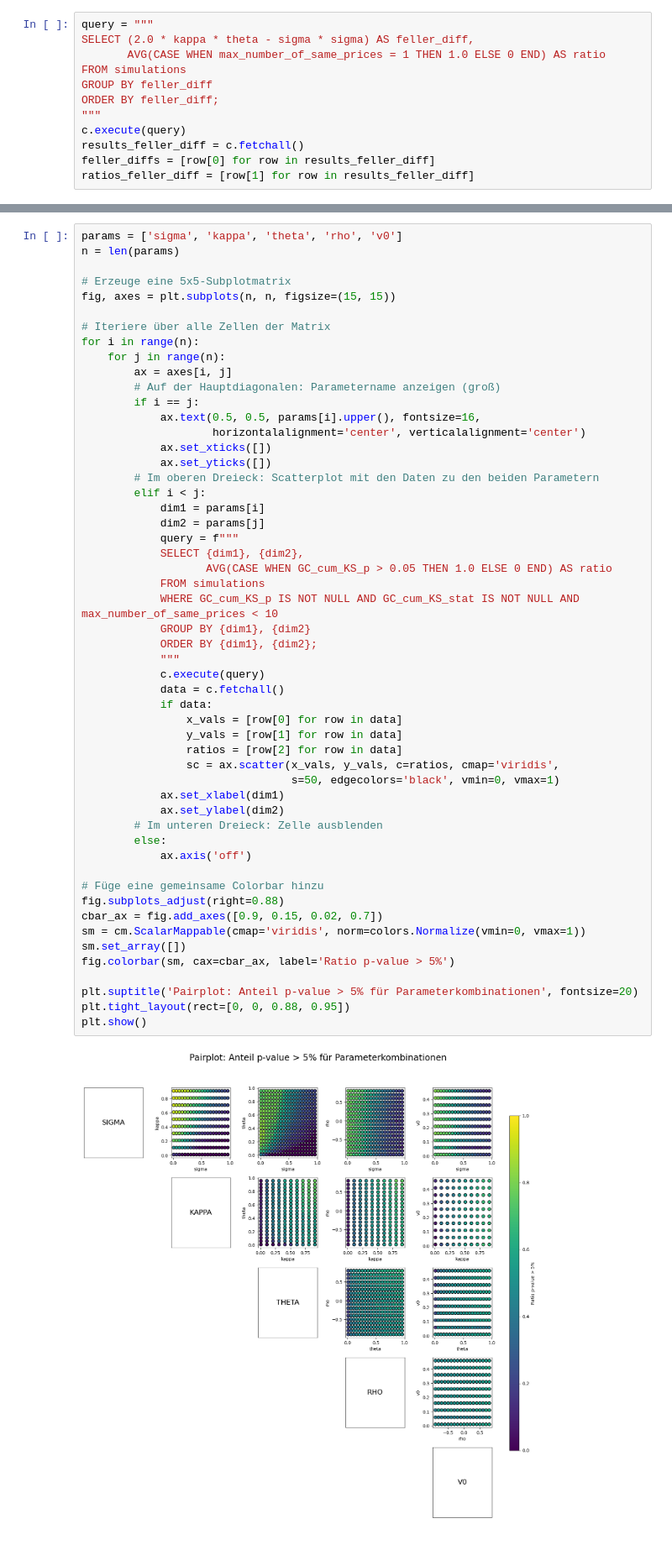
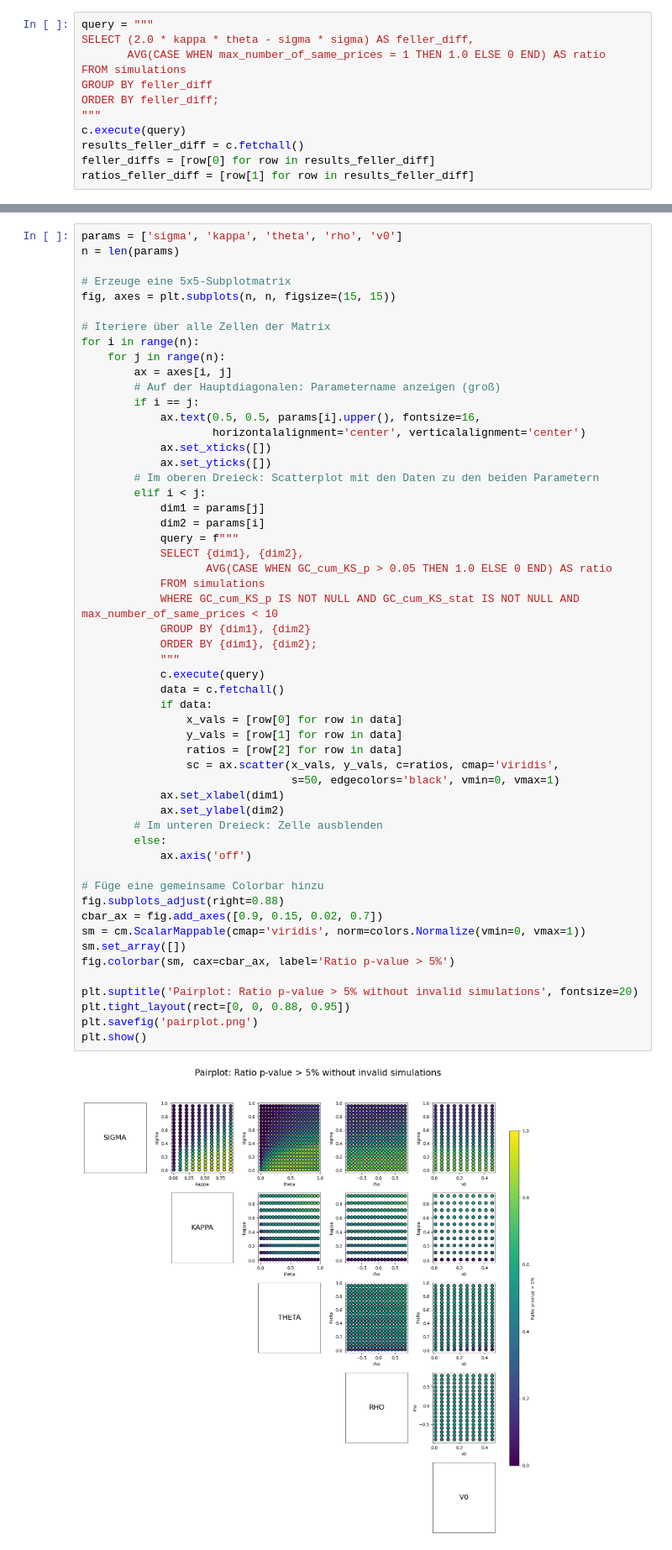
Before and after one commit to henrydatei/heston-moments-pdf, a Jupyter notebook: compare_distributions/simple_plots.ipynb, the cells around one changed output, grey strips where cells are left out. Shown at 84% size. Saved outputs shown, nothing was run; the diff lists cells and outputs as text.

```diff
--- a/compare_distributions/simple_plots.ipynb
+++ b/compare_distributions/simple_plots.ipynb
@@ -290,39 +368,40 @@ for i in range(n):
             ax.set_yticks([])
         # Im oberen Dreieck: Scatterplot mit den Daten zu den beiden Parametern
         elif i < j:
-            dim1 = params[i]
-            dim2 = params[j]
+            dim1 = params[j]
+            dim2 = params[i]
             query = f"""
             SELECT {dim1}, {dim2},
                    AVG(CASE WHEN GC_cum_KS_p > 0.05 THEN 1.0 ELSE 0 END) AS ratio
             FROM simulations
             WHERE GC_cum_KS_p IS NOT NULL AND GC_cum_KS_stat IS NOT NULL AND max_number_of_same_prices < 10
             GROUP BY {dim1}, {dim2}
             ORDER BY {dim1}, {dim2};
             """
             c.execute(query)
             data = c.fetchall()
             if data:
                 x_vals = [row[0] for row in data]
                 y_vals = [row[1] for row in data]
                 ratios = [row[2] for row in data]
                 sc = ax.scatter(x_vals, y_vals, c=ratios, cmap='viridis',
                                 s=50, edgecolors='black', vmin=0, vmax=1)
             ax.set_xlabel(dim1)
             ax.set_ylabel(dim2)
         # Im unteren Dreieck: Zelle ausblenden
         else:
             ax.axis('off')
 
 # Füge eine gemeinsame Colorbar hinzu
 fig.subplots_adjust(right=0.88)
 cbar_ax = fig.add_axes([0.9, 0.15, 0.02, 0.7])
 sm = cm.ScalarMappable(cmap='viridis', norm=colors.Normalize(vmin=0, vmax=1))
 sm.set_array([])
 fig.colorbar(sm, cax=cbar_ax, label='Ratio p-value > 5%')
 
-plt.suptitle('Pairplot: Anteil p-value > 5% für Parameterkombinationen', fontsize=20)
+plt.suptitle('Pairplot: Ratio p-value > 5% without invalid simulations', fontsize=20)
 plt.tight_layout(rect=[0, 0, 0.88, 0.95])
+plt.savefig('pairplot.png')
 plt.show()
 # %% [output]
-[figure, old version]
+[figure, new version]
```
Also changed, not shown: parts of 35 cells of this notebook.
